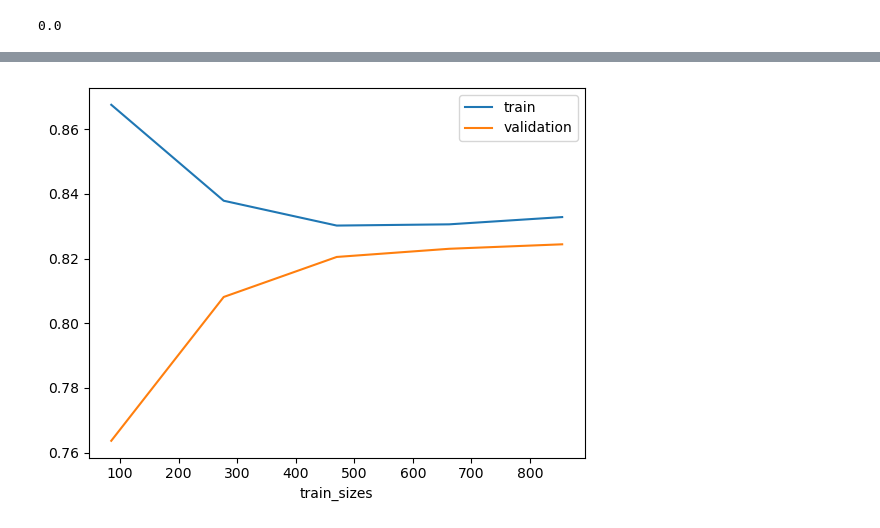
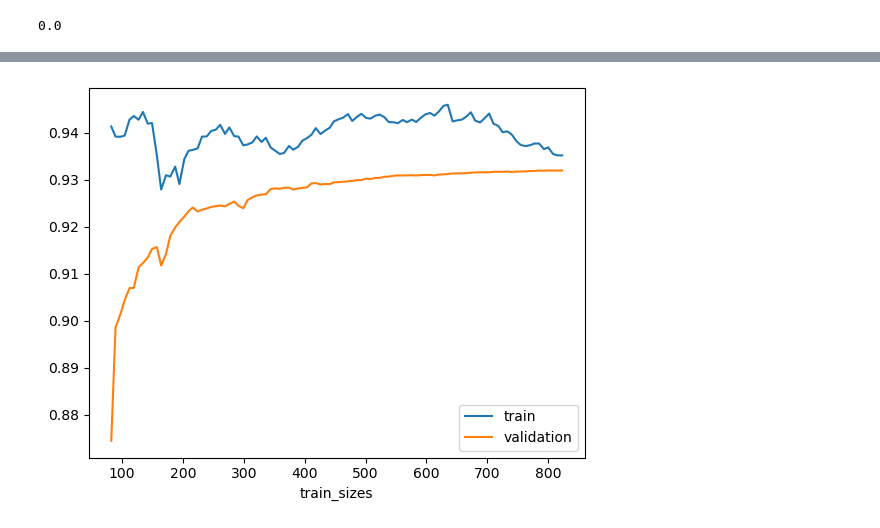
Before and after one commit to StevenDelval/Predire-une-prime-d-assurance-grace-l-IA, a Jupyter notebook: modelisation.ipynb, the cells around one changed output, grey strips where cells are left out. Drawn from its saved outputs; the diff is of its cells as text; code cells hidden in the pictures.

Commit message:
new model

```diff
--- a/modelisation.ipynb
+++ b/modelisation.ipynb
@@ -93,5 +68,5 @@ best=49
 # %%
-modelLasso= make_pipeline(my_col_trans,PolynomialFeatures(degree=2), Lasso(alpha=best,max_iter=100000,random_state=42))
+modelLasso= make_pipeline(my_col_trans,PolynomialFeatures(degree=2), Lasso(alpha=best["lasso__alpha"],max_iter=100000,random_state=42))
 modelLasso.fit(X_train,y_train)
 modelLasso.score(X_train,y_train)
 # %% [output]
@@ -113,7 +89,7 @@ plt.show()
 # %%
 y_pred = modelLasso.predict(X_train)
 # %%
-residual = (y_pred - y_train).abs().sort_values()
+residual = (y_pred - y_train).abs().sort_values(ascending=False)
 # %%
 residual.describe()
 # %% [output]
@@ -142,5 +114,5 @@ residual.quantile(0.91)
 # %%
-to_drop = residual[residual > residual.quantile(0.90)].index
+to_drop = residual[residual > 15000].index
 # %%
 X_train.loc[to_drop]
 # %% [output]
@@ -175,5 +136,3 @@ Name: charges, Length: 107, dtype: float64
-# %%
-to_drop=X_train.loc[to_drop][X_train.loc[to_drop]["smoker"]== "no"].index
 # %%
 
 
@@ -217,12 +175,14 @@ max      30754.215455
 Name: charges, dtype: float64
 # %%
+train_sizes = np.linspace(0.1, 1.0, 100)
+train_sizes, train_scores, test_scores = learning_curve(modelLasso,X_train,y_train,cv=5,train_sizes=train_sizes)
 plt.plot(train_sizes, train_scores.mean(axis=1), label='train')
 plt.plot(train_sizes, test_scores.mean(axis=1), label='validation')
 plt.xlabel('train_sizes')
 plt.legend()
 plt.show()
 # %% [output]
-[figure, old version]
+[figure, new version]
 # %%
 pickle_out = open("modelLasso.pkl", "wb")
 pickle.dump(modelLasso, pickle_out)
```
Also changed, not shown: parts of 26 cells of this notebook, 2 other files.
